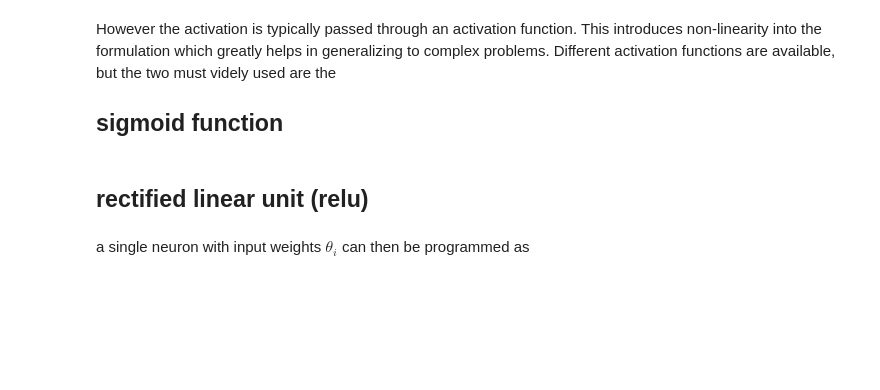
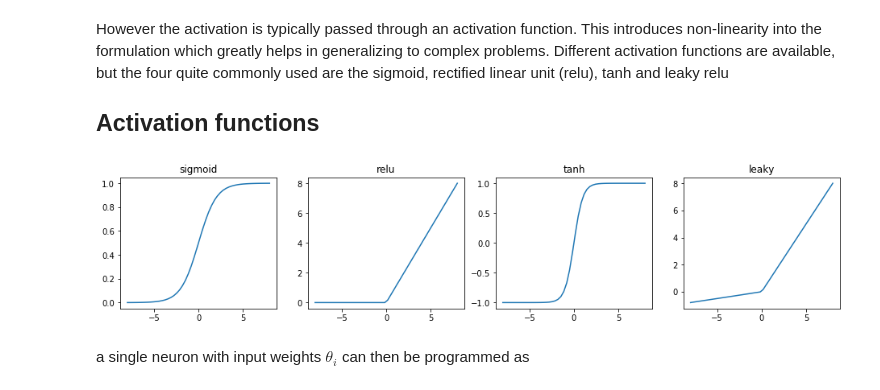
Before and after one commit to sintefmath/GeiloWinterSchool2018, a Jupyter notebook: course_material/Aritifial_Neural_Network.ipynb, the cells around one changed output. Cells and saved outputs as stored; diff of their text form; code cells hidden in the pictures; blank space fills up the shorter version.

```diff
--- a/course_material/Aritifial_Neural_Network.ipynb
+++ b/course_material/Aritifial_Neural_Network.ipynb
@@ -31,6 +23,6 @@ def activation(x, theta):
         answer += x[i]*theta[i+1]
     return answer
 # %% [markdown]
-However the activation is typically passed through an activation function. This introduces non-linearity into the formulation which greatly helps in generalizing to complex problems. Different activation functions are available, but the two must videly used are the
+However the activation is typically passed through an activation function. This introduces non-linearity into the formulation which greatly helps in generalizing to complex problems. Different activation functions are available, but the four quite commonly used are the sigmoid, rectified linear unit (relu), tanh and leaky relu
 
-## sigmoid function
+## Activation functions
@@ -47,2 +28,0 @@ plt.show()
-# %% [markdown]
-## rectified linear unit (relu)
@@ -56,3 +29,34 @@ plt.show()
+# %%
+import numpy as np
+import matplotlib.pyplot as plt
+
+def sigmoid(z):
+    return 1 / (1+np.exp(-z))
+
+def relu(z):
+    return np.maximum(z,0)
+
+def tanh(z):
+    return np.tanh(z)
+
+def leaky(z):
+    return np.maximum(z, .1*z)
+
+z = np.linspace(-8,8) # define evaluation some evaluation points
+
+# plot the four different functions
+f,ax = plt.subplots(1,4, figsize=(16,3))
+ax[0].plot(z, sigmoid(z))
+ax[1].plot(z, relu(z))
+ax[2].plot(z, tanh(z))
+ax[3].plot(z, leaky(z))
+ax[0].set_title('sigmoid')
+ax[1].set_title('relu')
+ax[2].set_title('tanh')
+ax[3].set_title('leaky')
+plt.show()
+# %% [output]
+[figure, added]
 # %% [markdown]
 a single neuron with input weights $\theta_i$ can then be programmed as
 # %%
```
Also changed, not shown: parts of 48 cells of this notebook.
